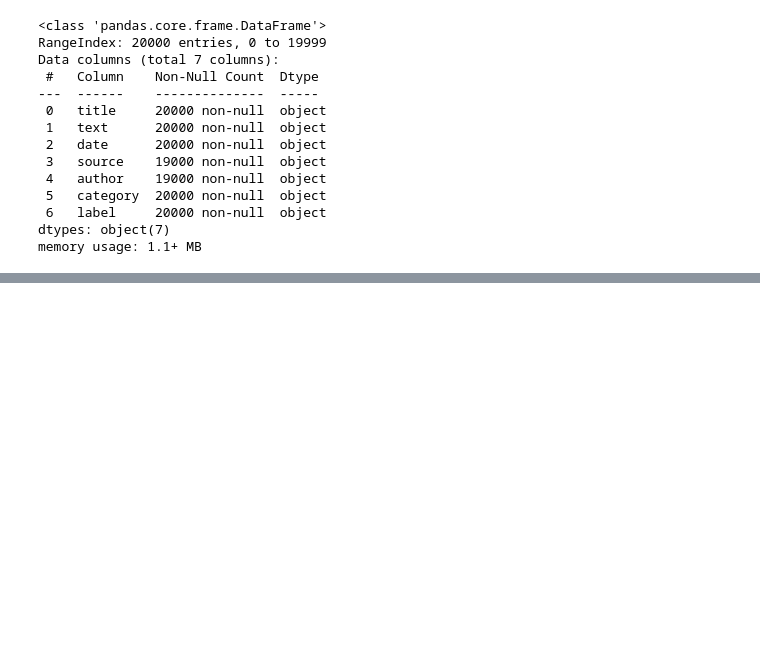
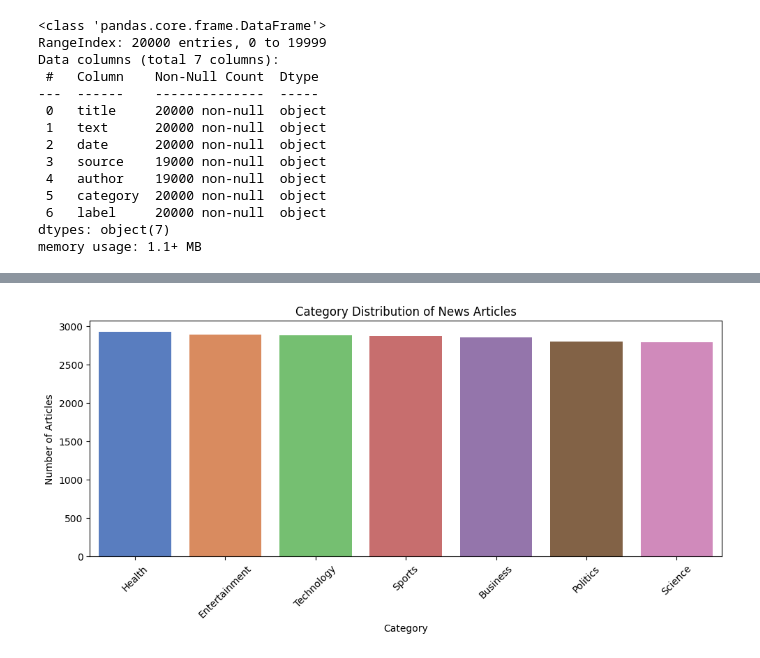
Before and after one commit to sengmengchho/fake_news_detection, a Jupyter notebook: src/notebook/main.ipynb, the cells around one changed output, grey strips where cells are left out. Saved outputs shown, nothing was run; the diff lists cells and outputs as text; code cells hidden in the pictures; blank space fills up the shorter version.

```diff
--- a/src/notebook/main.ipynb
+++ b/src/notebook/main.ipynb
@@ -60,0 +415,13 @@ dtype: int64
+# %%
+## Category Distribution
+
+plt.figure(figsize=(10, 5))
+sns.countplot(data=data, x='category', order=data['category'].value_counts().index, palette='muted')
+plt.title('Category Distribution of News Articles')
+plt.ylabel('Number of Articles')
+plt.xlabel('Category')
+plt.xticks(rotation=45)
+plt.tight_layout()
+plt.show()
+# %% [output]
+[figure, added]
```
Also changed, not shown: parts of 51 cells of this notebook.
